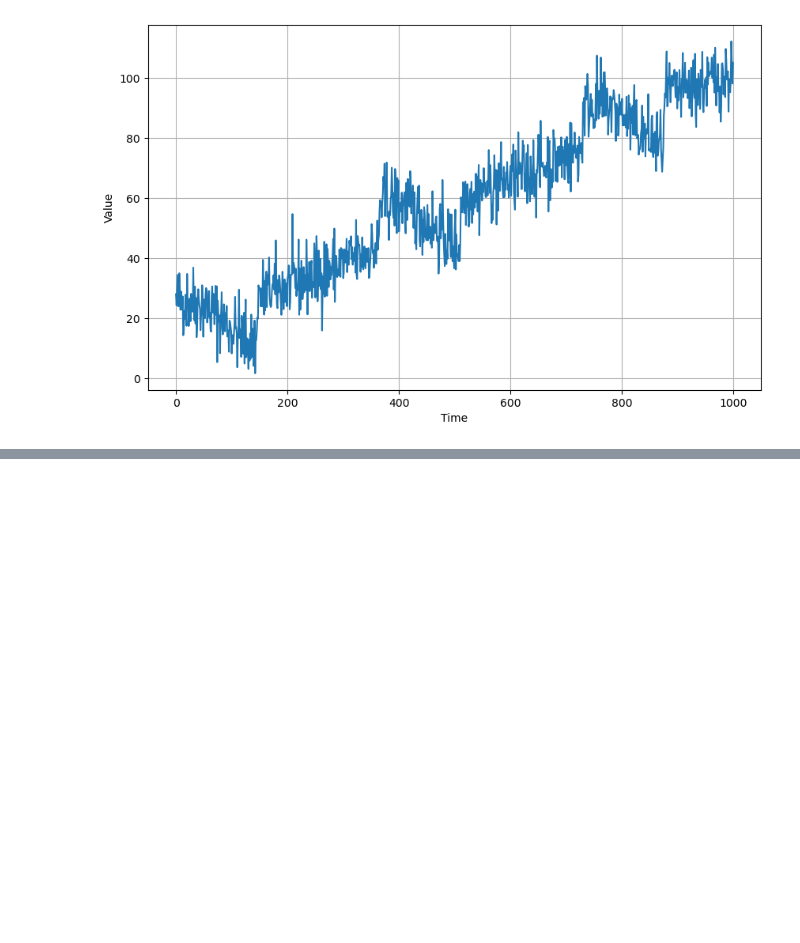
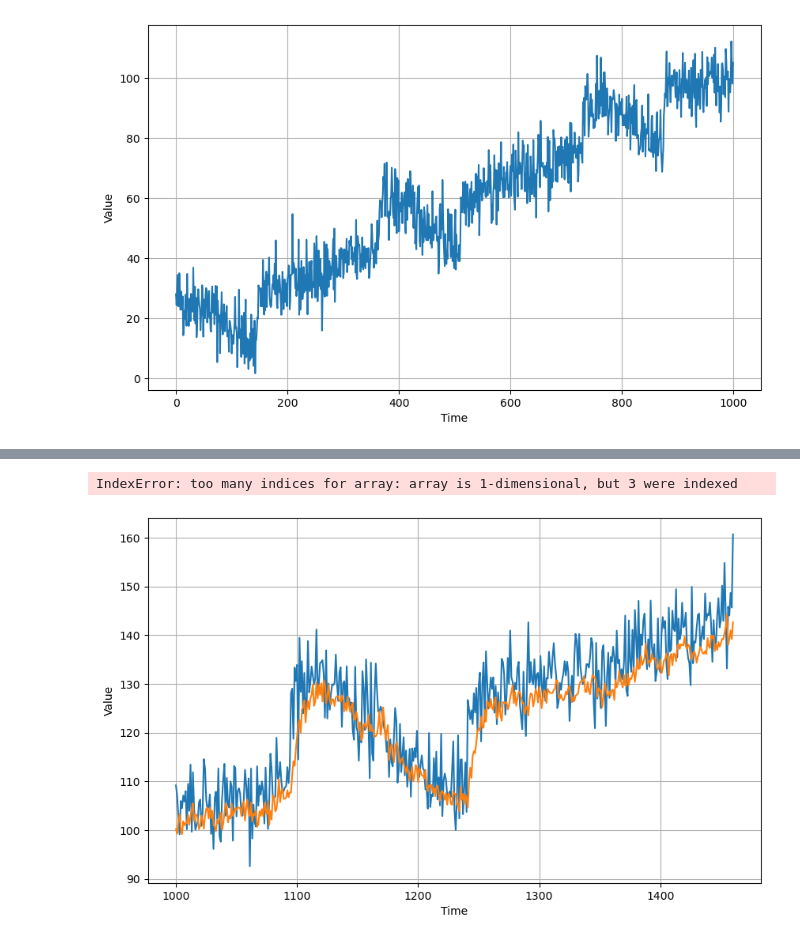
Before and after one commit to ammaarkhan/ML-Journey, a Jupyter notebook: Learning ML - 2.ipynb, the cells around one changed output, grey strips where cells are left out. Saved outputs shown, nothing was run; the diff lists cells and outputs as text; code cells hidden in the pictures; blank space fills up the shorter version.

```diff
--- a/Learning ML - 2.ipynb
+++ b/Learning ML - 2.ipynb
@@ -496,0 +645,9 @@ This approach gave the best accuracy values.
+# %%
+model.compile(loss="mse",optimizer=tf.keras.optimizers.SGD(
+    lr=1e-6,
+    momentum=0.9))
+
+# loss function here is MSE
+# optimizer used here is stochastic gradient descent
+# %%
+model.fit(dataset,epochs=100,verbose=1)
@@ -496,0 +695,4 @@ This approach gave the best accuracy values.
+# %%
+forecast = []
+for time in range(len(series) - window_size):
+    forecast.append(model.predict(series[time:time + window_size][np.newaxis]))
@@ -496,0 +717,11 @@ This approach gave the best accuracy values.
+# %%
+forecast = forecast[split_time-window_size:]
+results = np.array(forecast)[:, 0, 0]
+# %% [output]
+IndexError: too many indices for array: array is 1-dimensional, but 3 were indexed
+# %%
+plt.figure(figsize=(10, 6))
+plot_series(time_valid, x_valid)
+plot_series(time_valid, results)
+# %% [output]
+[figure, added]
```
Also changed, not shown: parts of 55 cells of this notebook.
